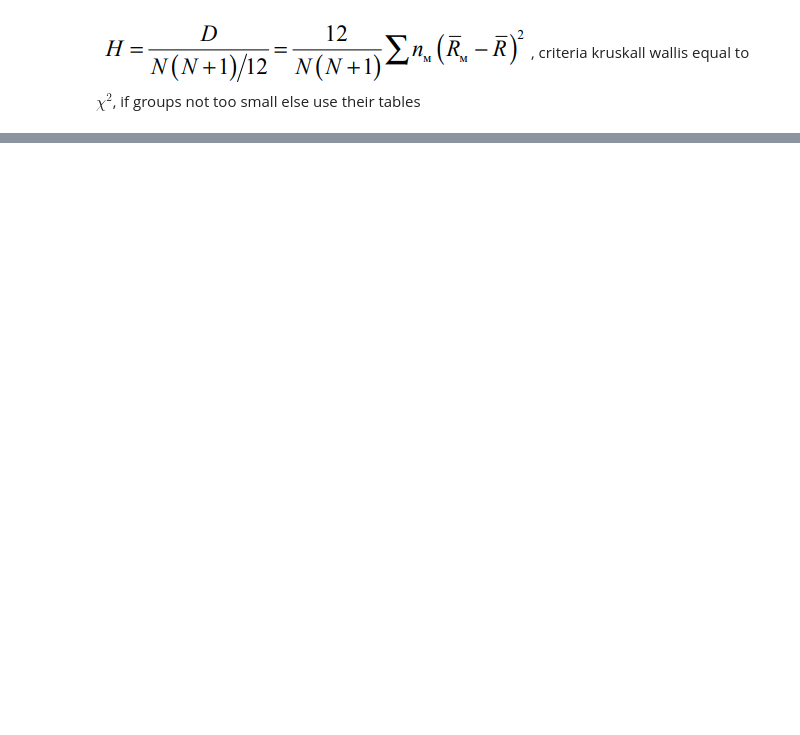
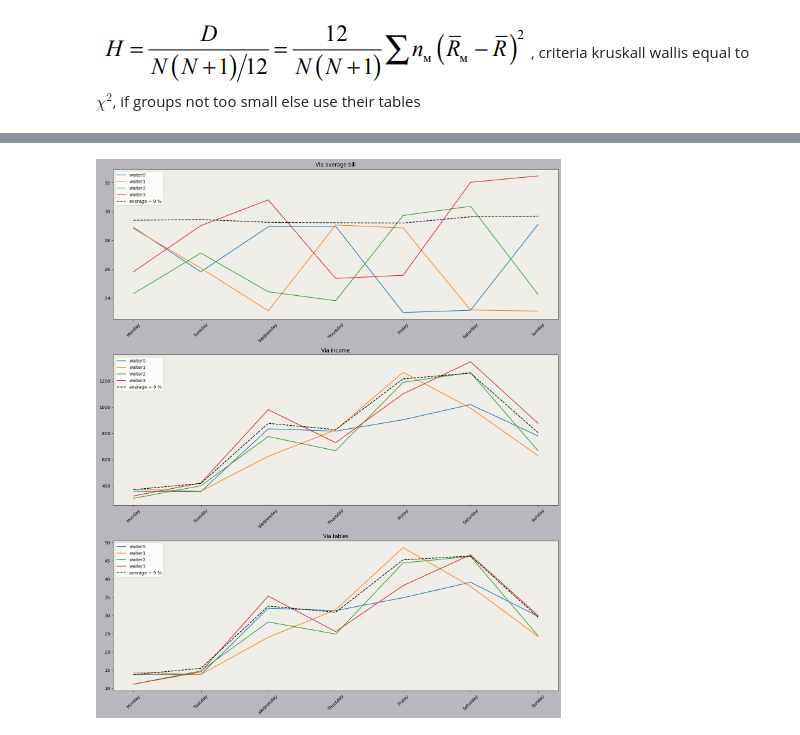
Before and after one commit to Aleksandr-ds17/EDA_Vizual, a Jupyter notebook: waiter_comparing/modeling.ipynb, the cells around one changed output, grey strips where cells are left out. Cells and saved outputs as stored; diff of their text form; code cells hidden in the pictures; blank space fills up the shorter version.

```diff
--- a/waiter_comparing/modeling.ipynb
+++ b/waiter_comparing/modeling.ipynb
@@ -94,0 +135,34 @@ For Sunday , Calculation via average_bill , Statistic: 14.44 , p-value: 0.0
+# %%
+fig, ax = plt.subplots(3,1,figsize=(15, 18), facecolor = '#B9B7BD')
+for i in range(4): # via waiters 0 - 3 and 4th is desired waiter
+    sns.lineplot(x=range(7), y=list_avareges[i], ax=ax[0], label='waiter{}'.format(i))
+    ax[0].set_title('Via average bill')
+    ax[0].set_xticks(range(7))
+    ax[0].set_xticklabels([days_of_week_dict[b % 7] for b in range(7)], rotation=45)
+    ax[0].set_facecolor("#EEEDE7")
+
+    sns.lineplot(x=range(7), y=list_income[i], ax=ax[1], label='waiter{}'.format(i))
+    ax[1].set_title('Via income')
+    ax[1].set_xticks(range(7))
+    ax[1].set_xticklabels([days_of_week_dict[b % 7] for b in range(7)], rotation=45)
+    ax[1].set_facecolor("#EEEDE7")
+
+    sns.lineplot(x=range(7), y=list_tables[i], ax=ax[2], label='waiter{}'.format(i))
+    ax[2].set_title('Via tables')
+    ax[2].set_xticks(range(7))
+    ax[2].set_xticklabels([days_of_week_dict[b % 7] for b in range(7)], rotation=45)
+    ax[2].set_facecolor("#EEEDE7")
+
+sns.lineplot(list_avareges[4], ax=ax[0], color='black', linestyle='--', label = 'average + 9 %')
+ax[0].legend(loc='upper left')
+
+sns.lineplot(list_income[4], ax=ax[1], color='black', linestyle='--', label = 'average + 9 %')
+ax[1].legend(loc='upper left')
+
+sns.lineplot(list_tables[4], ax=ax[2], color='black', linestyle='--', label = 'average + 9 %')
+ax[2].legend(loc='upper left')
+
+plt.tight_layout()
+plt.show()
+# %% [output]
+[figure, added]
```
Also changed, not shown: parts of 3 cells of this notebook.
